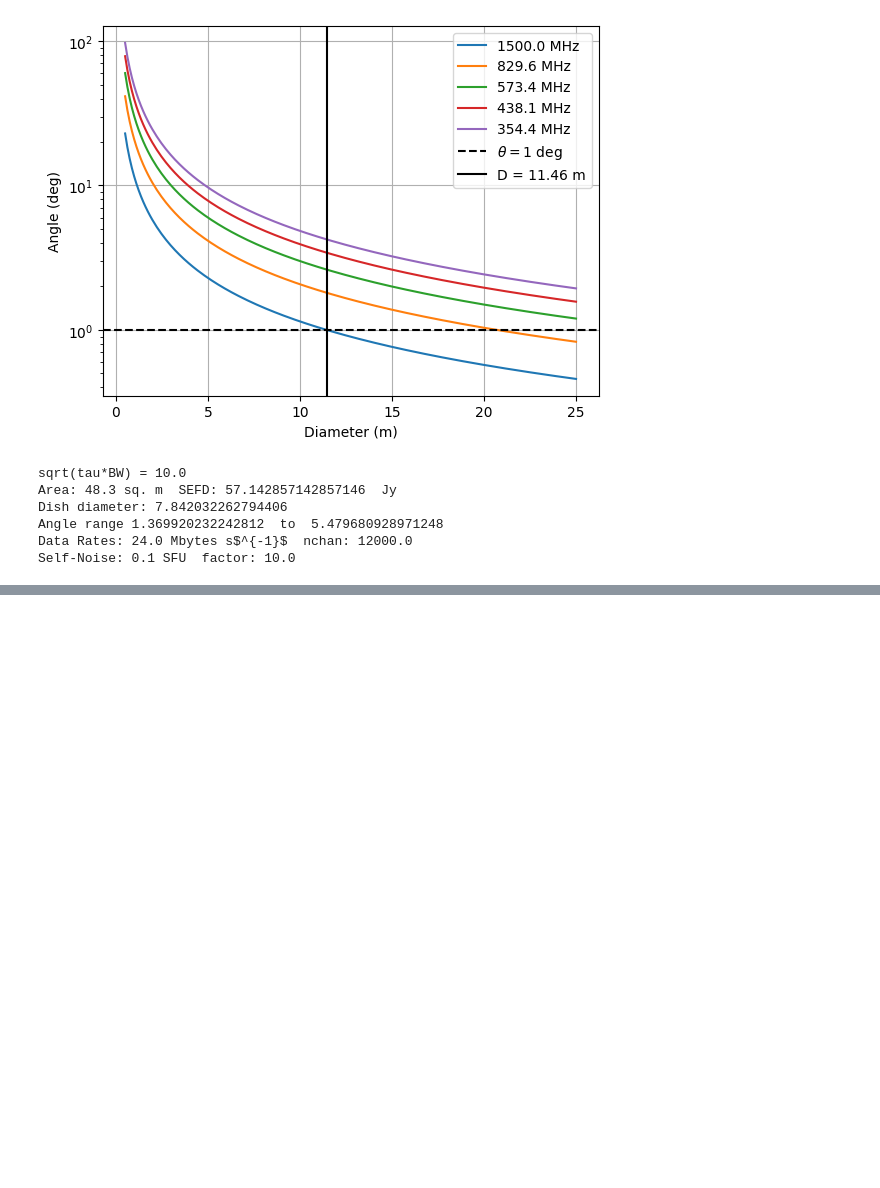
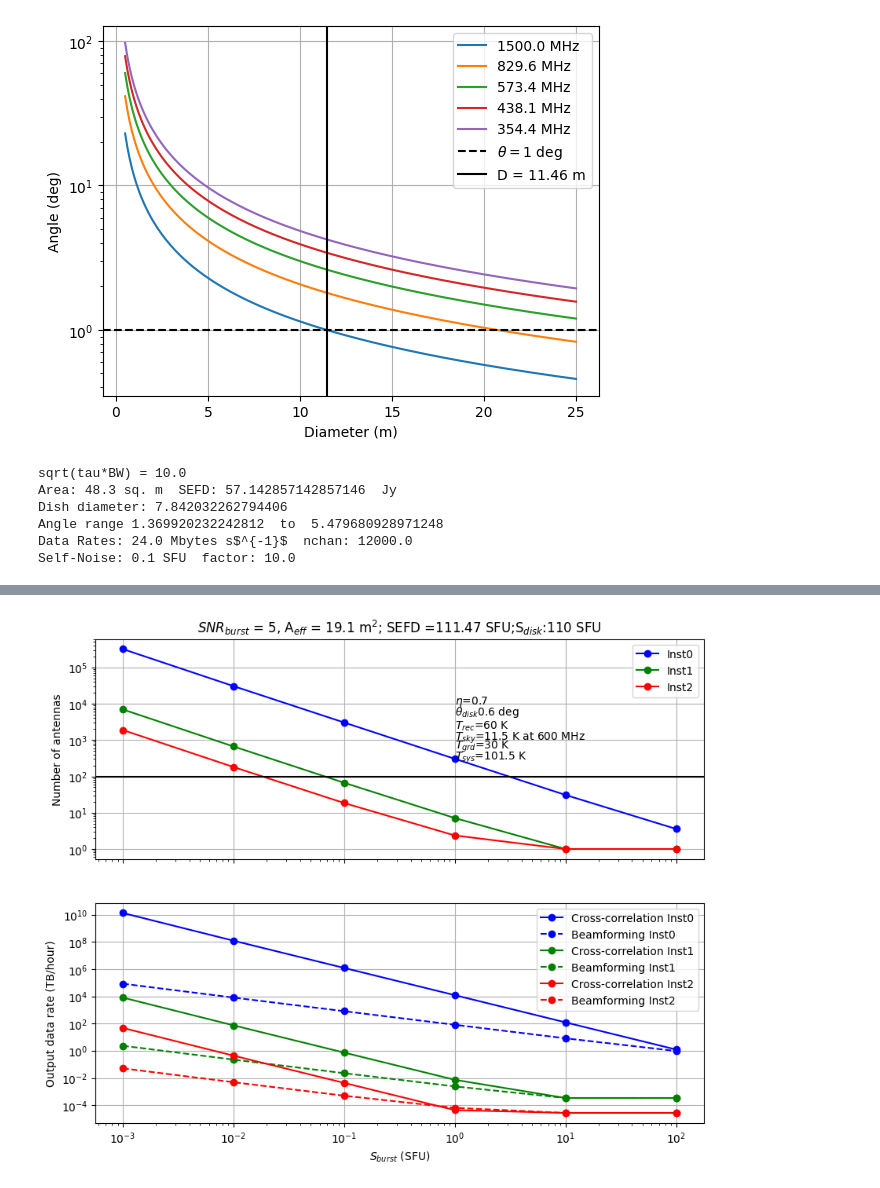
Before and after one commit to rohitcbscient/lipi, a Jupyter notebook: lipi/adhyan/ska/solar_array.ipynb, the cells around one changed output, grey strips where cells are left out. Saved outputs shown, nothing was run; the diff lists cells and outputs as text; code cells hidden in the pictures; blank space fills up the shorter version.

```diff
--- a/lipi/adhyan/ska/solar_array.ipynb
+++ b/lipi/adhyan/ska/solar_array.ipynb
@@ -138,0 +168,90 @@ f.colorbar(im1)
+# %%
+freq = np.array([100,245,410,610,1415,2695])
+qs_flux_min = np.array([2,10,25,35,45,60])
+qs_flux_max = np.array([5,20,40,70,110,130])
+S_burst_array = np.array([0.001,0.01,0.1,1.0,10.0,100.0])
+Trec = 60
+Tground = 30
+Tsky = 40*(327/freq)**2
+Tsys = Trec + Tground + Tsky
+
+inst = {'inst1':{'BW':10.e3,'tau':1.e-3},
+        'inst2':{'BW':400.e3,'tau':20.e-3},
+        'inst3':{'BW':2000.e3,'tau':50.e-3}
+        }
+size_disk=0.6 # deg
+S_burst=S_burst_array # in SFU
+S_disk=qs_flux_max[4]
+sigma_noise = S_burst / 5.0
+alpha=1
+beta = 2.7 # times the solar disk, the primary beam; 2.7 for 6 m disk, 2 for 8 m disk
+fh=1800 # highest frequency 1800 MHz
+lh = 300.0/fh
+D = lh/(beta*size_disk*np.pi/180)
+eta = 0.7
+Aeff= eta*np.pi*D**2 /4.0
+SEFD_ = 2*1380*Tsys/Aeff*1.e-4 + alpha*S_disk
+print('SS:',2*1380*Tsys/Aeff*1.e-4, alpha*S_disk)
+SEFD = SEFD_
+total_BW=300.e6 # in MHz
+npol = 2
+nbit = 10
+BWtau = [0]*3; nb = [0]*3; nant = [0]*3; nchan = [0]*3; Rsample = [0]*3; Rsample_ant = [0]*3
+Aeff_op = [0]*3
+c=['b','g','r']
+for i in range(3):
+    print('######## Instrument '+str(i+1))
+    nchan[i] = total_BW/inst['inst'+str(i+1)]['BW']
+    BWtau[i]=np.sqrt(inst['inst'+str(i+1)]['BW']*inst['inst'+str(i+1)]['tau'])
+    print(BWtau[i])
+    nb[i] = 0.5* (SEFD / (sigma_noise*BWtau[i]-S_burst))**2
+    nant[i] = 0.5*(1+np.sqrt(1+8*nb[i]))
+    for j in range(len(nb[i])):
+        if(nb[i][j]<1):
+            nb[i][j]=1
+            nant[i][j]=1
+    Rsample[i] = nchan[i]*npol*nbit/inst['inst'+str(i+1)]['tau']*nb[i]/8/1.e12*3600
+    print('Rsample:',Rsample[i])
+    Rsample_ant[i] = nchan[i]*npol*nbit/inst['inst'+str(i+1)]['tau']*nant[i]/8/1.e12*3600
+    #T_ant=1.e6*(20*20/((300/freq)/D*180/np.pi*3600)**2)
+    T_ant=1.e6*(0.5*0.5*3600*3600/((300/freq)/D*180/np.pi*3600)**2)
+    print('T_ant',T_ant)
+    Aeff_op[i] = 2*1.38e-23*(Tsys+T_ant)/(S_burst*1.e-22*BWtau[i])
+    #print('Rsample_ant:',Rsample_ant[i])
+    print('nb:',nb[i])
+    print('nant:',nant[i])
+    print('SEFD:',SEFD[3], 'Aeff:',Aeff,'Aeff_op',Aeff_op[i])
+
+print('Diameter:',D,' m; SEFD:',SEFD,' SFU; ','S-disk:',S_disk,'SFU')
+print('sigma_noise',sigma_noise,' SFU')
+f,(ax0,ax1)=plt.subplots(2,1,sharex=True,figsize=(10,8))
+for i in range(3):
+    ax0.plot(S_burst_array,nant[i],'o-',color=c[i],label = 'Inst'+str(i))
+#ax1=ax.twiny()
+ax1.set_xlabel('$S_{burst}$ (SFU)')
+ax0.set_ylabel('Number of antennas')
+ax0.set_xscale('log')
+ax0.set_yscale('log')
+ax0.legend()
+ax0.grid()
+ax0.set_title('$SNR_{burst}$ = 5'+', A$_{eff}$ = '+str(np.round(Aeff,1))+
+             ' m$^2$; SEFD ='+str(np.round(SEFD[3],2))+' SFU;'+'S$_{disk}$:'+
+             str(np.round(S_disk,2))+' SFU')
+ax0.text(1,10000,'$\\eta$='+str(eta))
+ax0.text(1,5000,'$\\theta_{disk}$'+str(size_disk)+' deg')
+ax0.text(1,2000,'$T_{rec}$='+str(Trec)+' K')
+ax0.text(1,1000,'$T_{sky}$='+str(np.round(Tsky[3],1))+' K at 600 MHz')
+ax0.text(1,600,'$T_{grd}$='+str(np.round(Tground,1))+' K')
+ax0.text(1,300,'$T_{sys}$='+str(np.round(Tsys[3],1))+' K')
+#ax.text(1,400,'$R_{rec}$='+str(np.round(Rsample,2))+' s$^$')
+for i in range(3):
+    ax1.plot(S_burst_array,Rsample[i],'o-',color=c[i],label = 'Cross-correlation Inst'+str(i))
+    ax1.plot(S_burst_array,Rsample_ant[i],'o--',color=c[i],label = 'Beamforming Inst'+str(i))
+ax1.set_xscale('log')
+ax1.set_yscale('log')
+ax1.set_ylabel('Output data rate (TB/hour)')
+ax1.legend()
+ax1.grid()
+ax0.axhline(y=100,color='k')
+plt.show()
+# %% [output]
@@ -138,0 +275 @@ f.colorbar(im1)
+[figure, added]
```
Also changed, not shown: parts of 8 cells of this notebook, 1 other file.
